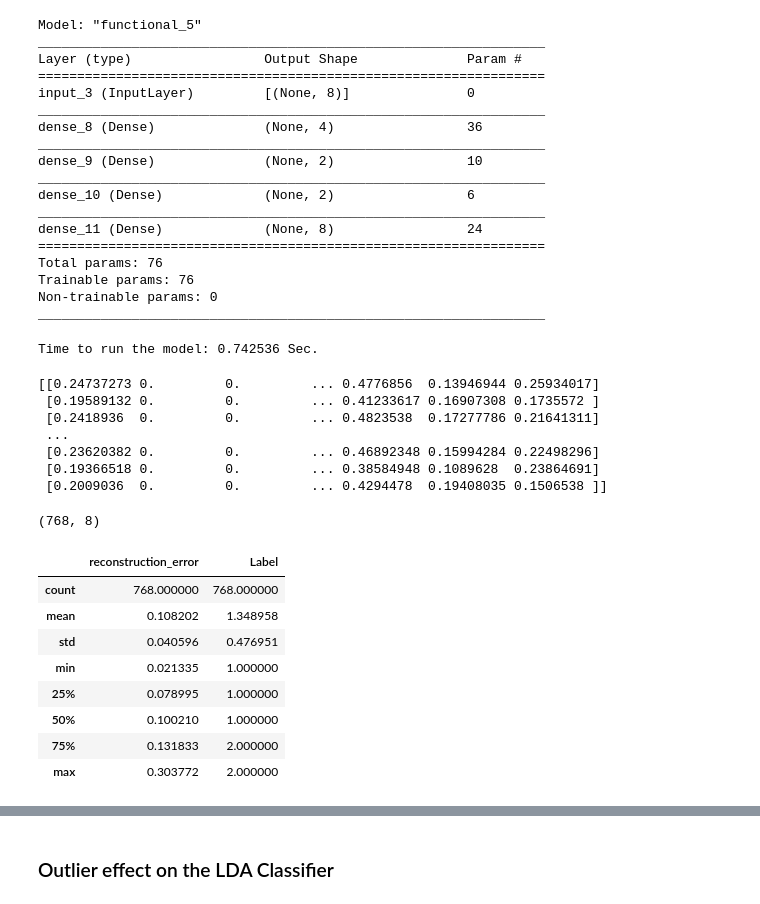
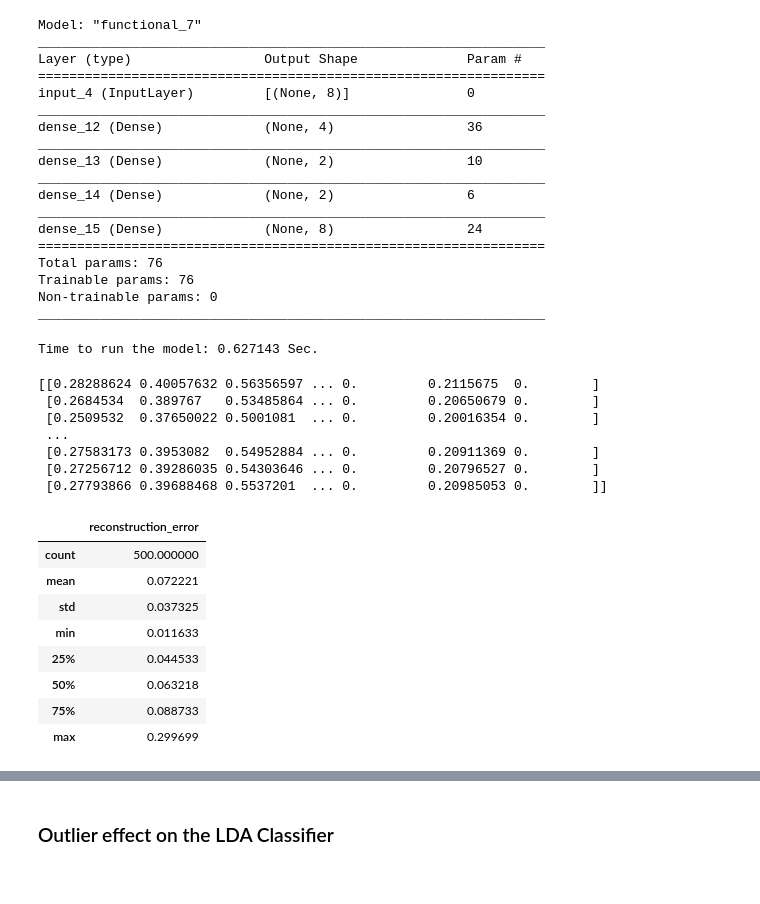
Before and after one commit to eacunafer/Data-Mining-Machine-Learning-subgraduado-, a Jupyter notebook: notebooks/outlierdeep2022.ipynb, the cells around one changed output, grey strips where cells are left out. Saved outputs shown, nothing was run; the diff lists cells and outputs as text; code cells hidden in the pictures.

```diff
--- a/notebooks/outlierdeep2022.ipynb
+++ b/notebooks/outlierdeep2022.ipynb
@@ -23,11 +24,12 @@ import matplotlib.pyplot as plt
 url= "https://academic.uprm.edu/eacuna/diabetes.dat"
 names = ['preg', 'plas', 'pres', 'skin', 'test', 'mass', 'pedi', 'age', 'class']
 data = pd.read_table(url, names=names)
-yd=data['class']
-Xd=data.iloc[:,0:8]
+#Extracting class 1
+data1=data[data['class']==1]
+data1.head()
+yd1=data1['class']
 # %%
 from sklearn.preprocessing import  StandardScaler
 cols_to_norm = ['preg', 'plas', 'pres', 'skin', 'test', 'mass', 'pedi', 'age']
 scaler = MinMaxScaler()
-data[cols_to_norm] = scaler.fit_transform(data[cols_to_norm])
-data.shape
+data1[cols_to_norm] = scaler.fit_transform(data1[cols_to_norm])
@@ -36,5 +36,5 @@ data.shape
 # %%
-train_x = data.drop(['class'], axis=1) #drop the class column
+train_x = data1.drop(['class'], axis=1) #drop the class column
 train_x.info()
 train_x = train_x.values #transform to ndarray
 train_x
@@ -84,19 +84,19 @@ decoder = Dense(input_dim, activation='relu')(decoder)
 autoencoder = Model(inputs=input_layer, outputs=decoder)
 autoencoder.summary()
 # %% [output]
-Model: "functional_5"
+Model: "functional_7"
 _________________________________________________________________
 Layer (type)                 Output Shape              Param #
 =================================================================
-input_3 (InputLayer)         [(None, 8)]               0
+input_4 (InputLayer)         [(None, 8)]               0
 _________________________________________________________________
-dense_8 (Dense)              (None, 4)                 36
+dense_12 (Dense)             (None, 4)                 36
 _________________________________________________________________
-dense_9 (Dense)              (None, 2)                 10
+dense_13 (Dense)             (None, 2)                 10
 _________________________________________________________________
-dense_10 (Dense)             (None, 2)                 6
+dense_14 (Dense)             (None, 2)                 6
 _________________________________________________________________
-dense_11 (Dense)             (None, 8)                 24
+dense_15 (Dense)             (None, 8)                 24
 =================================================================
 Total params: 76
 Trainable params: 76
@@ -123,18 +123,17 @@ t_ini).total_seconds()))
 
 df_history = pd.DataFrame(history.history)
 # %% [output]
-Time to run the model: 0.742536 Sec.
+Time to run the model: 0.627143 Sec.
 # %%
 #Reconstruction
 predictions = autoencoder.predict(train_x)
 print(predictions)
-train_x.shape
+#train_x.shape
 # %% [output]
-[[0.24737273 0.         0.         ... 0.4776856  0.13946944 0.25934017]
- [0.19589132 0.         0.         ... 0.41233617 0.16907308 0.1735572 ]
- [0.2418936  0.         0.         ... 0.4823538  0.17277786 0.21641311]
+[[0.28288624 0.40057632 0.56356597 ... 0.         0.2115675  0.        ]
+ [0.2684534  0.389767   0.53485864 ... 0.         0.20650679 0.        ]
+ [0.2509532  0.37650022 0.5001081  ... 0.         0.20016354 0.        ]
  ...
- [0.23620382 0.         0.         ... 0.46892348 0.15994284 0.22498296]
- [0.19366518 0.         0.         ... 0.38584948 0.1089628  0.23864691]
- [0.2009036  0.         0.         ... 0.4294478  0.19408035 0.1506538 ]]
+ [0.27583173 0.3953082  0.54952884 ... 0.         0.20911369 0.        ]
+ [0.27256712 0.39286035 0.54303646 ... 0.         0.20796527 0.        ]
+ [0.27793866 0.39688468 0.5537201  ... 0.         0.20985053 0.        ]]
-(768, 8)
@@ -141,14 +142,14 @@ train_x.shape
 # %%
 mse = np.mean(np.power(train_x- predictions, 2), axis=1)
-df_error = pd.DataFrame({'reconstruction_error': mse, 'Label': yd}, index=yd.index)
+df_error = pd.DataFrame({'reconstruction_error': mse}, index=yd1.index)
 df_error.describe()
 # %% [output]
-|  | reconstruction_error | Label |
-| count | 768.000000 | 768.000000 |
-| mean | 0.108202 | 1.348958 |
-| std | 0.040596 | 0.476951 |
-| min | 0.021335 | 1.000000 |
-| 25% | 0.078995 | 1.000000 |
-| 50% | 0.100210 | 1.000000 |
-| 75% | 0.131833 | 2.000000 |
-| max | 0.303772 | 2.000000 |
+|  | reconstruction_error |
+| count | 500.000000 |
+| mean | 0.072221 |
+| std | 0.037325 |
+| min | 0.011633 |
+| 25% | 0.044533 |
+| 50% | 0.063218 |
+| 75% | 0.088733 |
+| max | 0.299699 |
```
Also changed, not shown: parts of 27 cells of this notebook.
